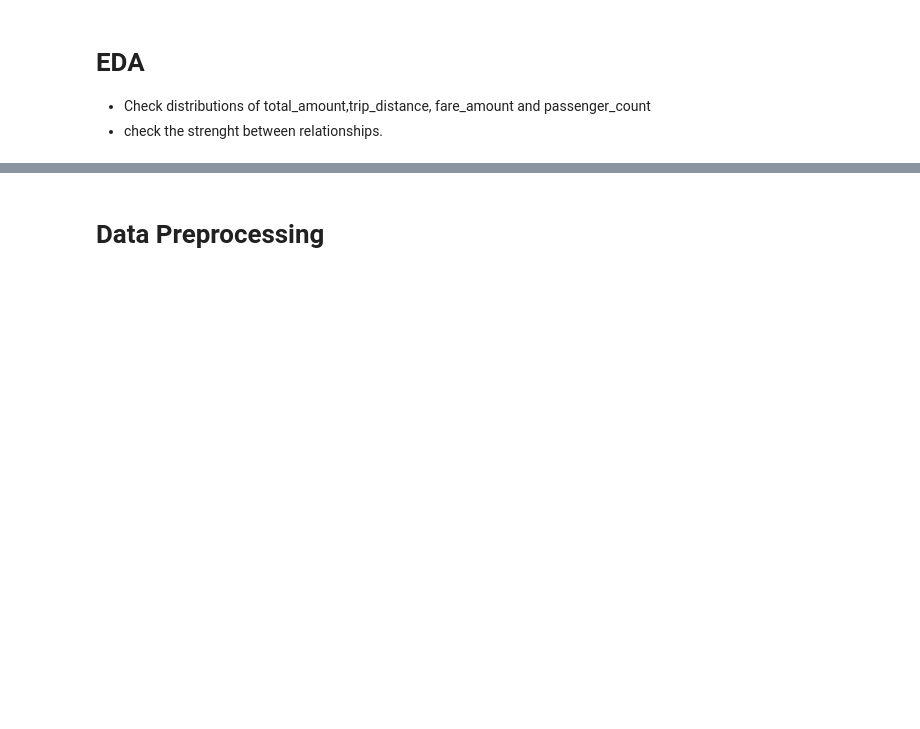
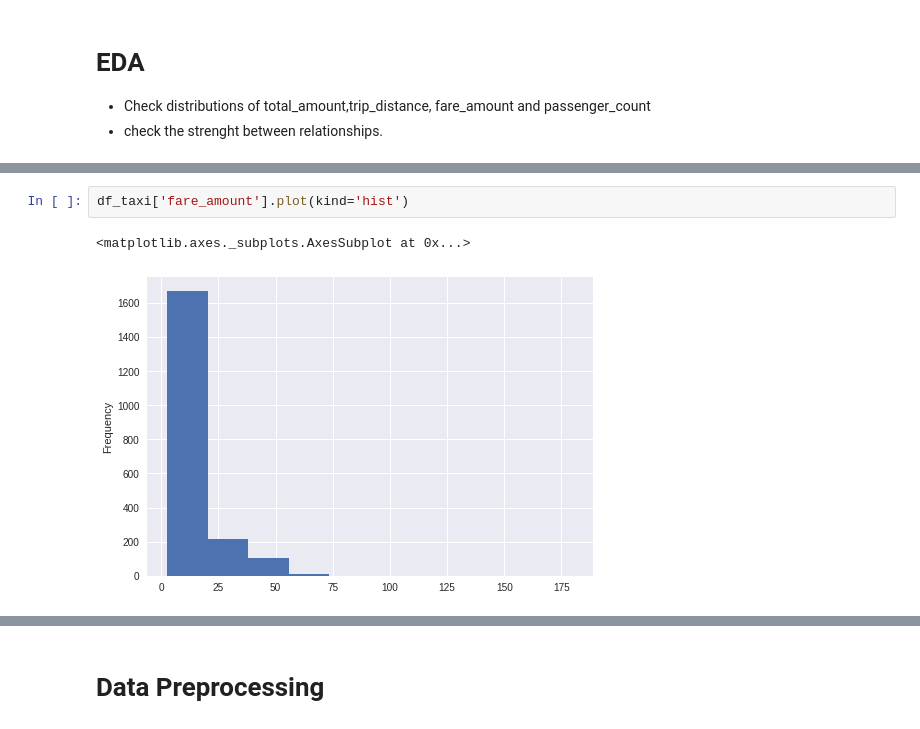
Before and after one commit to AmoDinho/Machine-Learning-Crash-Course-with-TF, a Jupyter notebook: examples/NYC_Taxis.ipynb, the cells around one changed output, grey strips where cells are left out. Saved outputs shown, nothing was run; the diff lists cells and outputs as text; blank space fills up the shorter version.

```diff
--- a/examples/NYC_Taxis.ipynb
+++ b/examples/NYC_Taxis.ipynb
@@ -68,0 +75,5 @@ df_taxi.describe()
+# %%
+df_taxi['fare_amount'].plot(kind='hist')
+# %% [output]
+<matplotlib.axes._subplots.AxesSubplot at 0x...>
+[figure, added]
```
Also changed, not shown: parts of 32 cells of this notebook.
